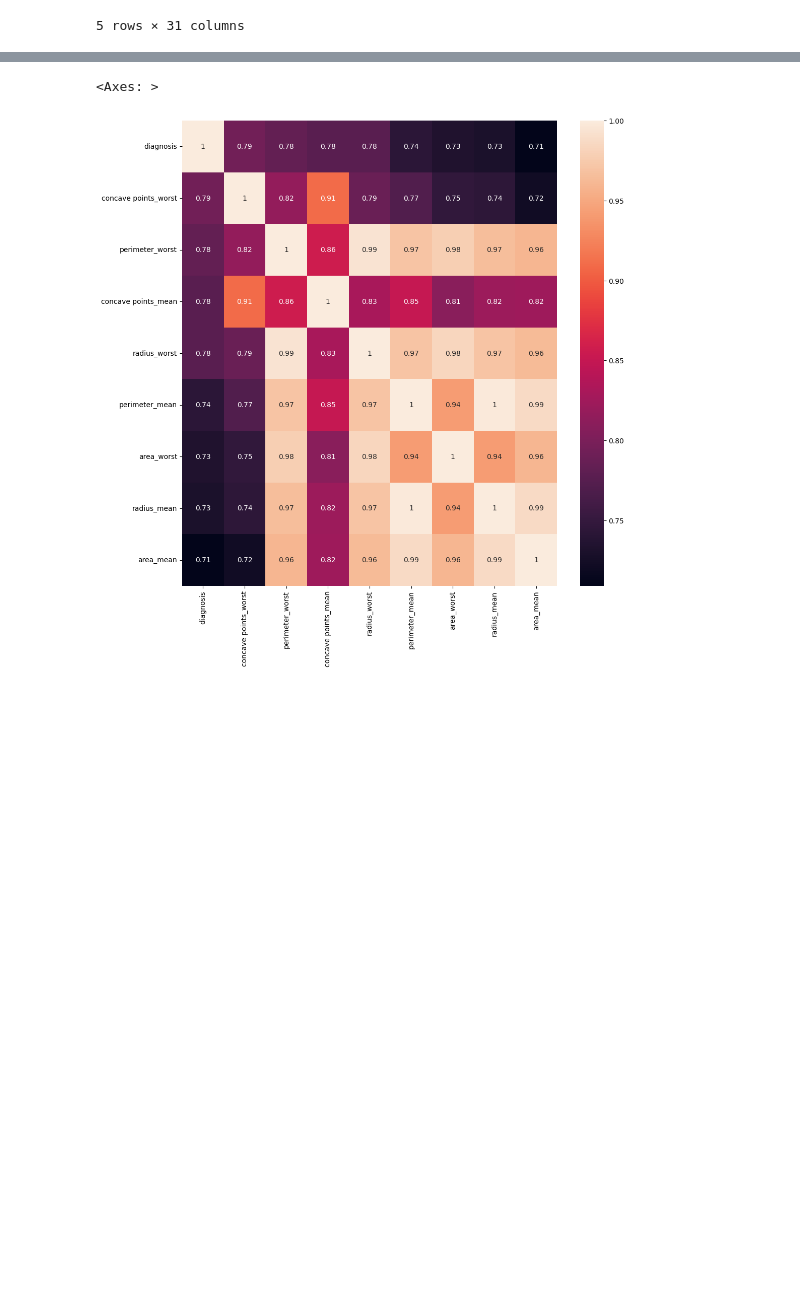
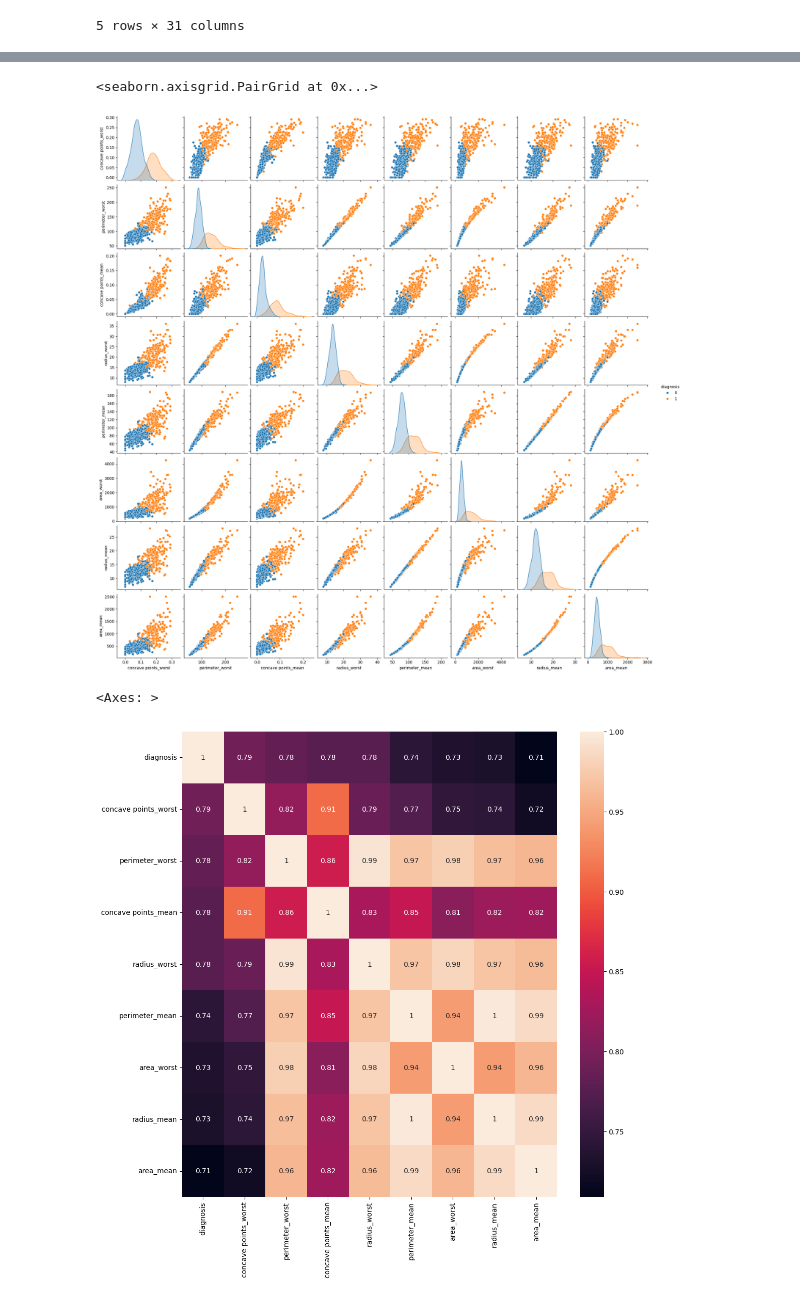
Before and after one commit to pos-fiap-ia-tech-challenge-grupo-11/fase1, a Jupyter notebook: notebook/dataExploration.ipynb, the cells around one changed output, grey strips where cells are left out. Saved outputs shown, nothing was run; the diff lists cells and outputs as text; code cells hidden in the pictures; blank space fills up the shorter version.

```diff
--- a/notebook/dataExploration.ipynb
+++ b/notebook/dataExploration.ipynb
@@ -187,6 +198,17 @@ df_cut.head()
 | 2 | 1 | 0.2430 | 152.50 | 0.12790 | 23.57 | 130.00 | ... |
 | 3 | 1 | 0.2575 | 98.87 | 0.10520 | 14.91 | 77.58 | ... |
 | 4 | 1 | 0.1625 | 152.20 | 0.10430 | 22.54 | 135.10 | ... |
+# %%
+df_cut = df_cut.rename({"concave points_mean":"concave_points_mean"})
+df_cut = df_cut.rename({"concave points_worst":"concave_points_worst"})
+#sns.set_theme(style="whitegrid", palette="muted")
+# %%
+# Vamos analisar a correção entre as variáveis com correlação absoluta maior que 0.7 e diagnosis
+maior_corr_com_diagnosis.remove('diagnosis')
+sns.pairplot(df_cut, vars=maior_corr_com_diagnosis, hue="diagnosis")
+# %% [output]
+<seaborn.axisgrid.PairGrid at 0x...>
+[figure, added]
 # %%
 correlation = df_cut.corr()
 fig, ax = plt.subplots(figsize=(12,12))
```
Also changed, not shown: parts of 8 cells of this notebook.
